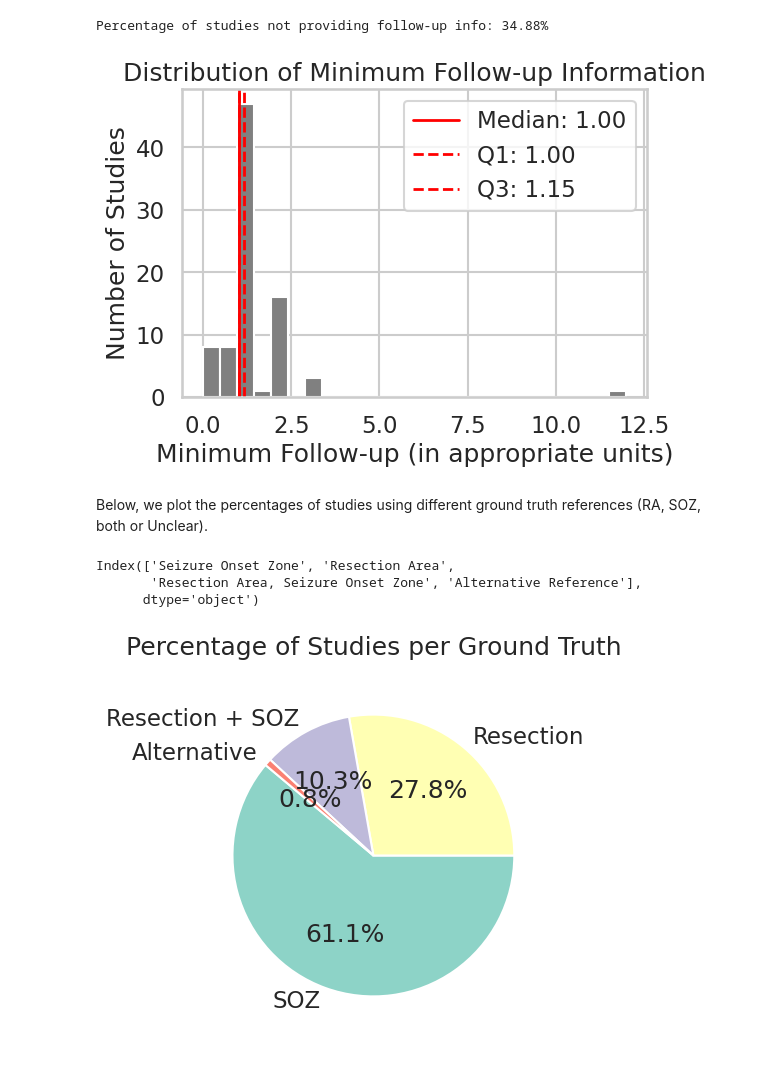
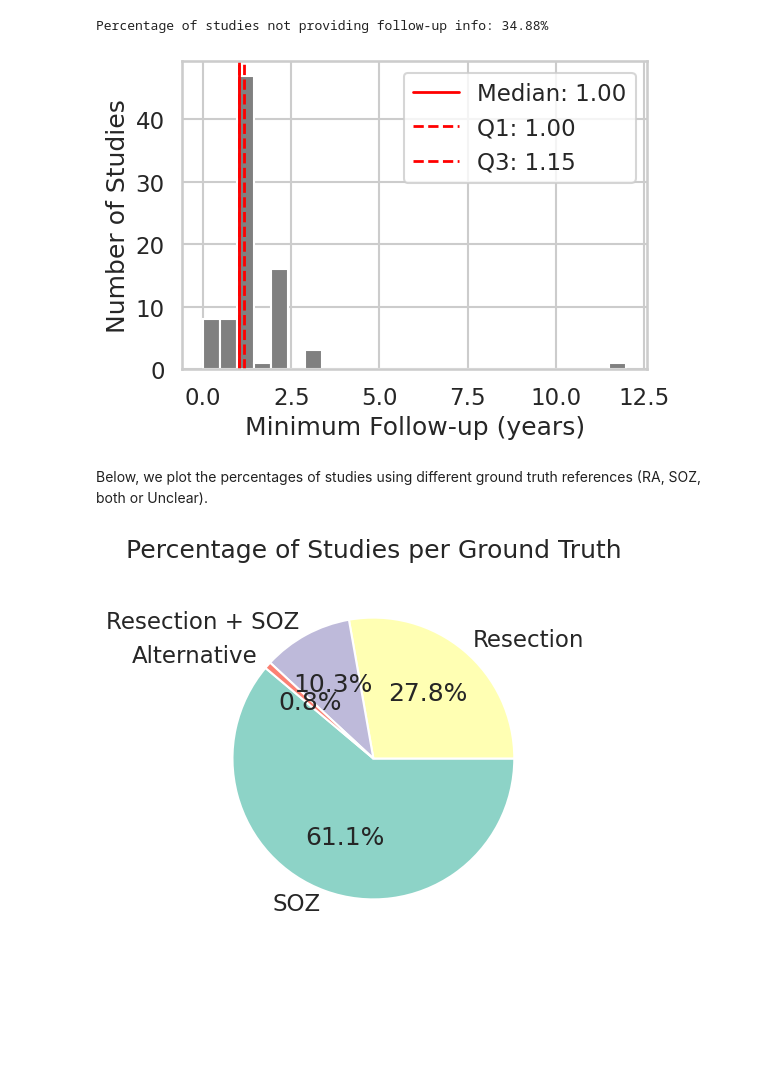
Before and after one commit to ivkarla/epigame, a Jupyter notebook: epirev/epirev_results_prelim.ipynb, the cells around one changed output. Saved outputs shown, nothing was run; the diff lists cells and outputs as text; code cells hidden in the pictures; blank space fills up the shorter version.

```diff
--- a/epirev/epirev_results_prelim.ipynb
+++ b/epirev/epirev_results_prelim.ipynb
@@ -287,36 +285,29 @@ Percentage of studies not providing follow-up info: 34.88%
 # %%
 # Convert the column to numeric, errors='coerce' will turn the non-numeric values to NaNs, which are then dropped
 provided_info_df = pd.to_numeric(design_details_df["Follow-up - Minimum Follow-up\n[Question ID: 57638][Field ID: 93701x122086]"], errors='coerce').copy() # To avoid SettingWithCopyWarning
 
 # Plotting the histogram
 plt.figure(figsize=(6, 4))
 provided_info_df.hist(bins=25, color='grey', edgecolor='white')
-plt.title('Distribution of Minimum Follow-up Information')
-plt.xlabel('Minimum Follow-up (in appropriate units)')
+plt.xlabel('Minimum Follow-up (years)')
 plt.ylabel('Number of Studies')
 
 # Calculate the median, Q1, and Q3
 median_value = provided_info_df.median()
 Q1 = provided_info_df.quantile(0.25)
 Q3 = provided_info_df.quantile(0.75)
 
 # Plot the vertical lines for median, Q1, and Q3
 plt.axvline(median_value, color='red', linestyle='-', linewidth=2, label=f'Median: {median_value:.2f}')
 plt.axvline(Q1, color='red', linestyle='--', linewidth=2, label=f'Q1: {Q1:.2f}')
 plt.axvline(Q3, color='red', linestyle='--', linewidth=2, label=f'Q3: {Q3:.2f}')
 
 plt.legend()
 plt.show()
 # %% [output]
-[figure, old version]
+[figure, new version]
 # %% [markdown]
 Below, we plot the percentages of studies using different ground truth references (RA, SOZ, both or Unclear).
-# %%
-ground_truth_counts.index
-# %% [output]
-Index(['Seizure Onset Zone', 'Resection Area',
-       'Resection Area, Seizure Onset Zone', 'Alternative Reference'],
-      dtype='object')
 # %%
 # Preprocess the column to replace combined values with a standardized label
 ground_truth_column = design_details_df["Ground Truth\n[Question ID: 57640][Field ID: 93704x122089]"].copy()
```
Also changed, not shown: parts of 2 cells of this notebook.
